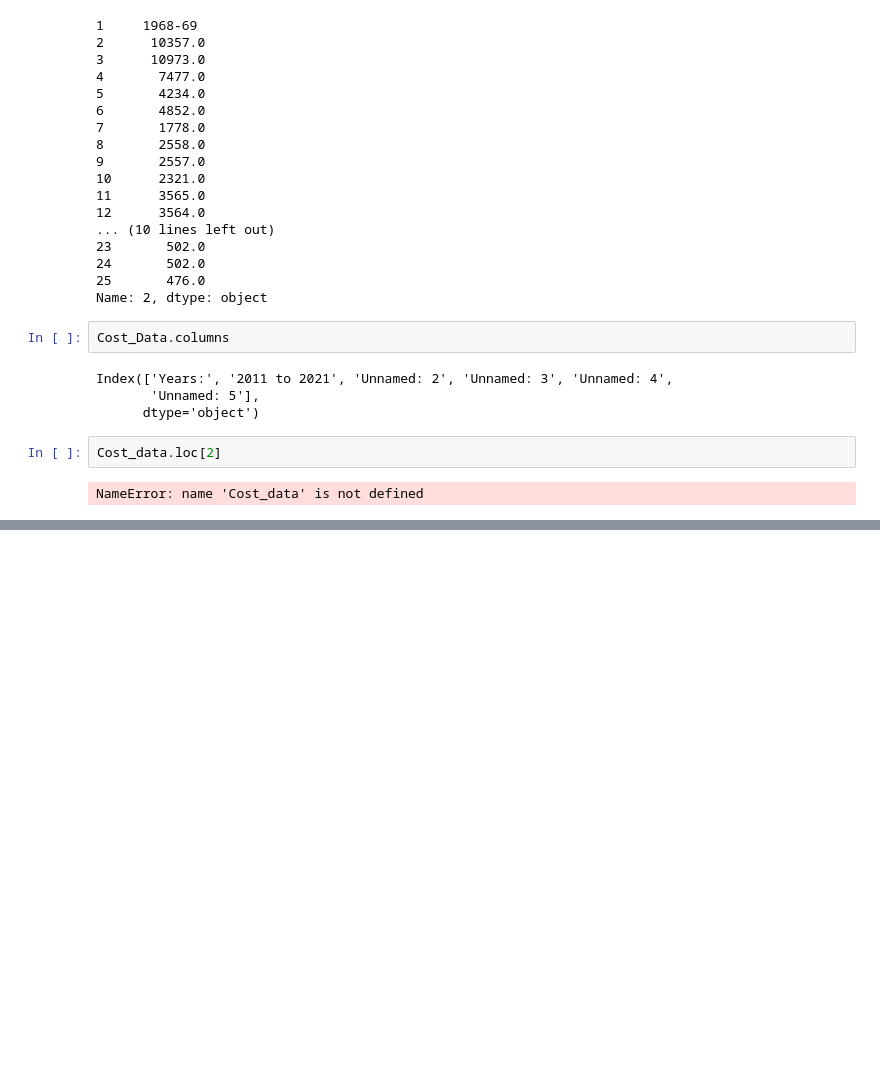
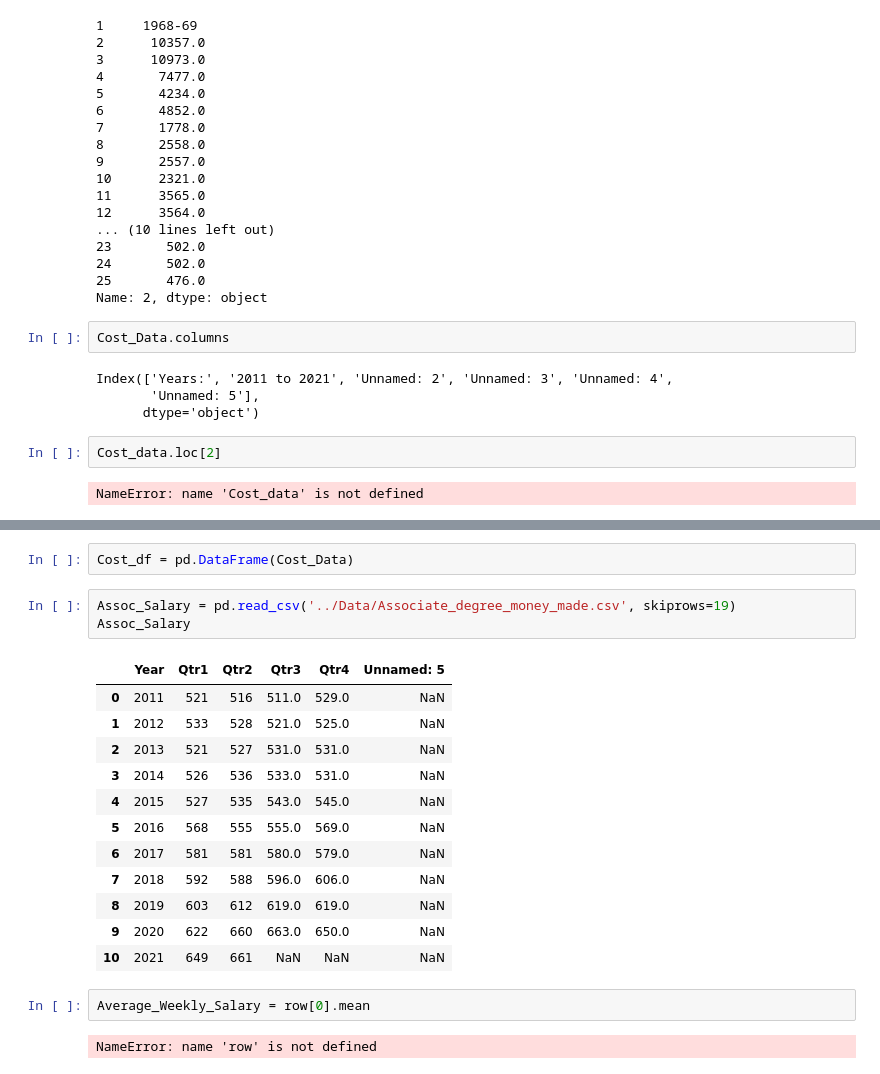
Before and after one commit to SierraAndrews01/Monetary-Value-of-College, a Jupyter notebook: Files/My Intro to Python.ipynb, the cells around one changed output, grey strips where cells are left out. Cells and saved outputs as stored; diff of their text form; blank space fills up the shorter version.

```diff
--- a/Files/My Intro to Python.ipynb
+++ b/Files/My Intro to Python.ipynb
@@ -180,0 +229,22 @@ NameError: name 'Cost_data' is not defined
+# %%
+Cost_df = pd.DataFrame(Cost_Data)
+# %%
+Assoc_Salary = pd.read_csv('../Data/Associate_degree_money_made.csv', skiprows=19)
+Assoc_Salary
+# %% [output]
+|  | Year | Qtr1 | Qtr2 | Qtr3 | Qtr4 | Unnamed: 5 |
+| 0 | 2011 | 521 | 516 | 511.0 | 529.0 | NaN |
+| 1 | 2012 | 533 | 528 | 521.0 | 525.0 | NaN |
+| 2 | 2013 | 521 | 527 | 531.0 | 531.0 | NaN |
+| 3 | 2014 | 526 | 536 | 533.0 | 531.0 | NaN |
+| 4 | 2015 | 527 | 535 | 543.0 | 545.0 | NaN |
+| 5 | 2016 | 568 | 555 | 555.0 | 569.0 | NaN |
+| 6 | 2017 | 581 | 581 | 580.0 | 579.0 | NaN |
+| 7 | 2018 | 592 | 588 | 596.0 | 606.0 | NaN |
+| 8 | 2019 | 603 | 612 | 619.0 | 619.0 | NaN |
+| 9 | 2020 | 622 | 660 | 663.0 | 650.0 | NaN |
+| 10 | 2021 | 649 | 661 | NaN | NaN | NaN |
+# %%
+Average_Weekly_Salary = row[0].mean
+# %% [output]
+NameError: name 'row' is not defined
```
Also changed, not shown: parts of 6 cells of this notebook, 1 other file.
